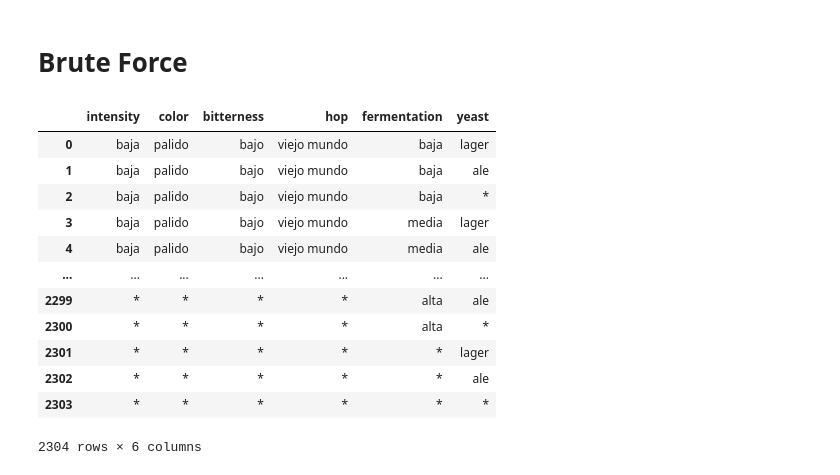
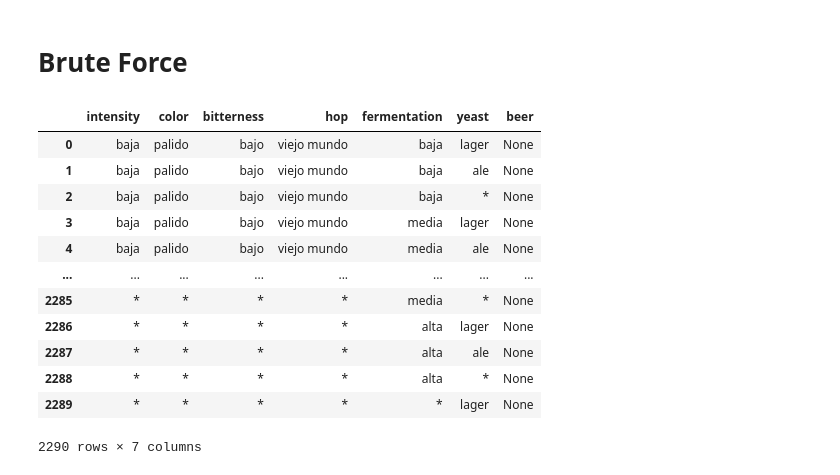
Before and after one commit to guidobotta/Fallas-2, a Jupyter notebook: Notebooks/test_random_dataset.ipynb, the cells around one changed output. Saved outputs shown, nothing was run; the diff lists cells and outputs as text; code cells hidden in the pictures.

```diff
--- a/Notebooks/test_random_dataset.ipynb
+++ b/Notebooks/test_random_dataset.ipynb
@@ -205,20 +204,41 @@ memory usage: 78.2+ KB
 import itertools
 
 all_combinations = list(itertools.product(INTENSITY_TYPES, COLOR_TYPES, BITTERNESS_TYPES, HOP_TYPES, FERMENTATION_TYPES, YEAST_TYPES))
+# %%
+allOptions = list(itertools.product(INTENSITY_TYPES, COLOR_TYPES, BITTERNESS_TYPES, HOP_TYPES, FERMENTATION_TYPES, YEAST_TYPES))
+all_combinations = []
+
+for x in allOptions:
+    d = {
+        'intensity': x[0],
+        'color': x[1],
+        'bitterness': x[2],
+        'hop': x[3],
+        'fermentation': x[4],
+        'yeast': x[5]
+    }
+    r = getCandidateBeers(d)['candidateBeers']
+    if len(r) > 2:
+        continue
+    if len(r) == 1:
+        d['beer'] = r[0]
+    else:
+        d['beer'] = 'None'
+    all_combinations.append(d)
 # %%
-bruteforce_df = pd.DataFrame(all_combinations, columns=list(features))
+bruteforce_df = pd.DataFrame(all_combinations)
 bruteforce_df
 # %% [output]
-|  | intensity | color | bitterness | hop | fermentation | yeast |
-| 0 | baja | palido | bajo | viejo mundo | baja | lager |
-| 1 | baja | palido | bajo | viejo mundo | baja | ale |
-| 2 | baja | palido | bajo | viejo mundo | baja | * |
-| 3 | baja | palido | bajo | viejo mundo | media | lager |
-| 4 | baja | palido | bajo | viejo mundo | media | ale |
-| ... | ... | ... | ... | ... | ... | ... |
-| 2299 | * | * | * | * | alta | ale |
-| 2300 | * | * | * | * | alta | * |
-| 2301 | * | * | * | * | * | lager |
-| 2302 | * | * | * | * | * | ale |
-| 2303 | * | * | * | * | * | * |
+|  | intensity | color | bitterness | hop | fermentation | yeast | beer |
+| 0 | baja | palido | bajo | viejo mundo | baja | lager | None |
+| 1 | baja | palido | bajo | viejo mundo | baja | ale | None |
+| 2 | baja | palido | bajo | viejo mundo | baja | * | None |
+| 3 | baja | palido | bajo | viejo mundo | media | lager | None |
+| 4 | baja | palido | bajo | viejo mundo | media | ale | None |
+| ... | ... | ... | ... | ... | ... | ... | ... |
+| 2285 | * | * | * | * | media | * | None |
+| 2286 | * | * | * | * | alta | lager | None |
+| 2287 | * | * | * | * | alta | ale | None |
+| 2288 | * | * | * | * | alta | * | None |
+| 2289 | * | * | * | * | * | lager | None |
-2304 rows × 6 columns
+2290 rows × 7 columns
```
Also changed, not shown: parts of 2 cells of this notebook.
